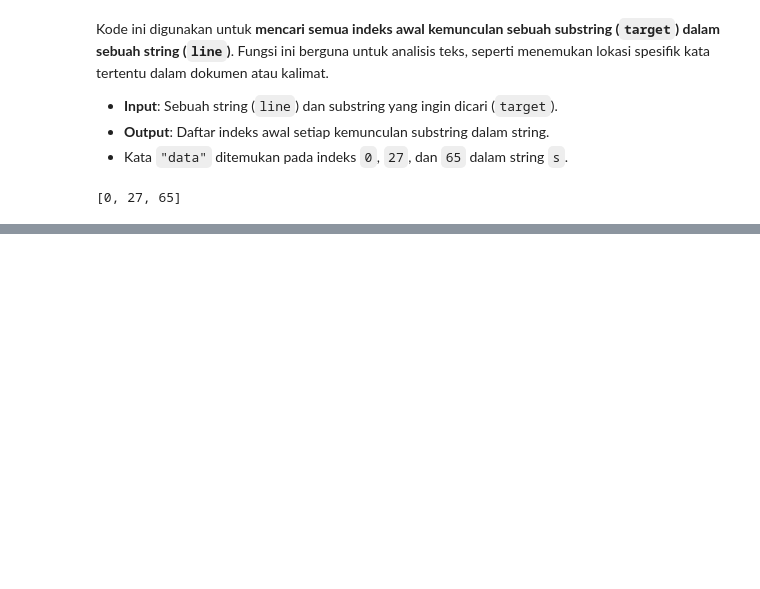
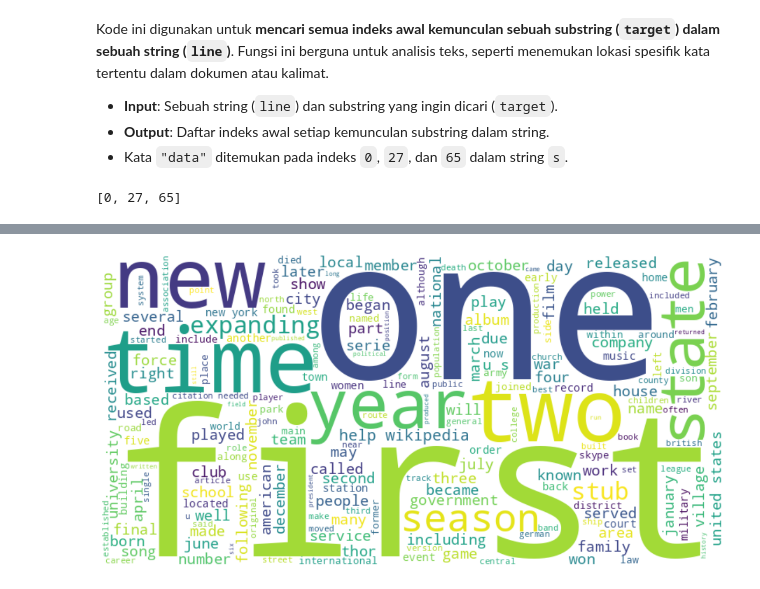
Before and after one commit to rezaldii/Analyzing-Wikipedia-Pages, a Jupyter notebook: Analyzing_Wikipedia_Pages.ipynb, the cells around one changed output, grey strips where cells are left out. Drawn from its saved outputs; the diff is of its cells as text; code cells hidden in the pictures; blank space fills up the shorter version.

```diff
--- a/Analyzing_Wikipedia_Pages.ipynb
+++ b/Analyzing_Wikipedia_Pages.ipynb
@@ -147,7 +150,7 @@ Selesai! 1000 Pages telah disimpan dalam folder 'wiki'.
 import os
 
 # Path ke folder dataset Wikipedia
-dataset_path = "/content/drive/MyDrive/Project/data-science/Analyzing-Wikipedia-Pages/wiki"
+dataset_path = "wiki"
 
 # Memastikan folder dataset ada
 if not os.path.exists(dataset_path):
@@ -317,9 +320,6 @@ def count_lines_in_wiki_files(dataset_path, num_processes=8):
     total_lines = reduce(reduce_line_count, results)
     return total_lines
 
-
-dataset_path = "/content/drive/MyDrive/Project/data-science/Analyzing-Wikipedia-Pages/wiki"
-
 try:
     total_lines = count_lines_in_wiki_files(dataset_path)
     print(f"Total baris di semua file wiki: {total_lines}")
@@ -415,9 +415,6 @@ def mapreduce_grep(path, target, num_processes=8):
 # Target pencarian
 target = "data"
 
-# Path ke folder dataset
-dataset_path = "/content/drive/MyDrive/Project/data-science/Analyzing-Wikipedia-Pages/wiki"
-
 # Jalankan MapReduce untuk mencari target di folder dataset
 try:
     data_occurrences = mapreduce_grep(dataset_path, target)
@@ -651,0 +941,42 @@ print(find_match_indexes(s, "data"))
+# %%
+from wordcloud import WordCloud
+import matplotlib.pyplot as plt
+from bs4 import BeautifulSoup
+
+def generate_word_cloud(file_paths):
+    """
+    Generate word cloud dari konten semua file.
+    Args:
+        file_paths (list): Daftar path file.
+    """
+    all_text = ""
+    for file_path in file_paths:
+        try:
+            with open(file_path, 'r', encoding='utf-8') as file:
+                # Parsing HTML menggunakan BeautifulSoup
+                soup = BeautifulSoup(file.read(), 'html.parser')
+                # Ekstraksi teks dari tag <p> (paragraf) yang biasanya berisi konten artikel
+                paragraphs = soup.find_all('p')
+                for p in paragraphs:
+                    all_text += p.get_text().lower() + " "
+        except Exception as e:
+            print(f"Gagal memproses {file_path}: {e}")
+
+    # Generate word cloud
+    wordcloud = WordCloud(width=800, height=400, background_color='white').generate(all_text)
+
+    # Tampilkan word cloud
+    plt.figure(figsize=(15, 7.5))
+    plt.imshow(wordcloud, interpolation='bilinear')
+    plt.axis("off")
+    plt.show()
+
+# Contoh penggunaan
+file_paths = [
+    os.path.join(dataset_path, f)
+    for f in os.listdir(dataset_path)
+    if os.path.isfile(os.path.join(dataset_path, f))
+]
+generate_word_cloud(file_paths)
+# %% [output]
+[figure, added]
```
Also changed, not shown: parts of 34 cells of this notebook.
